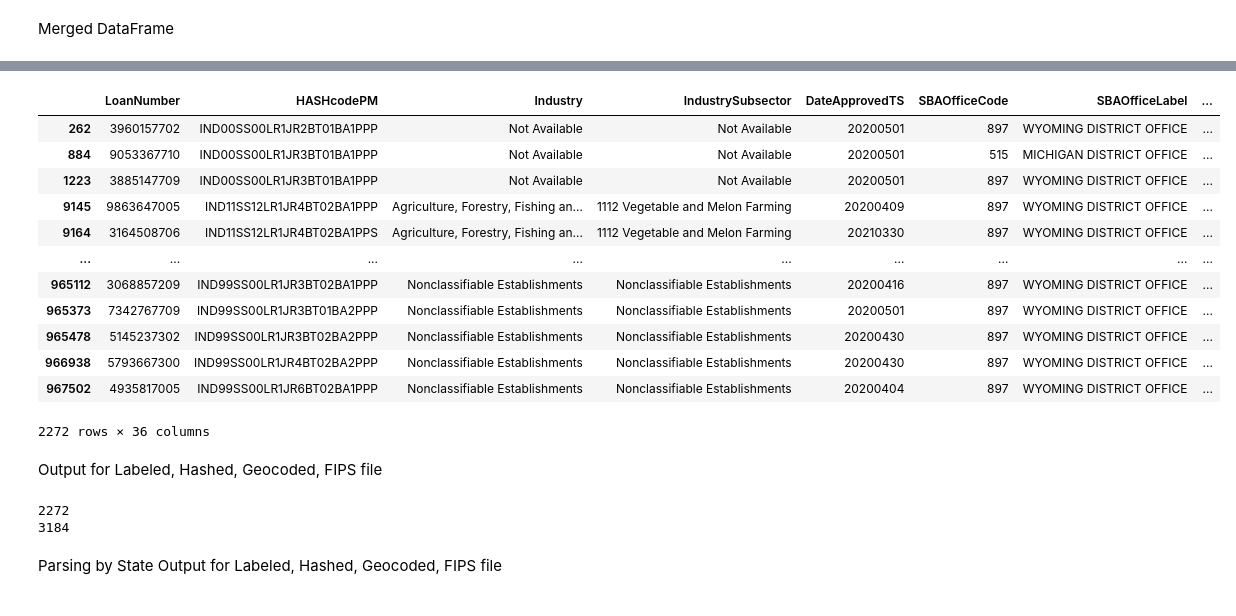
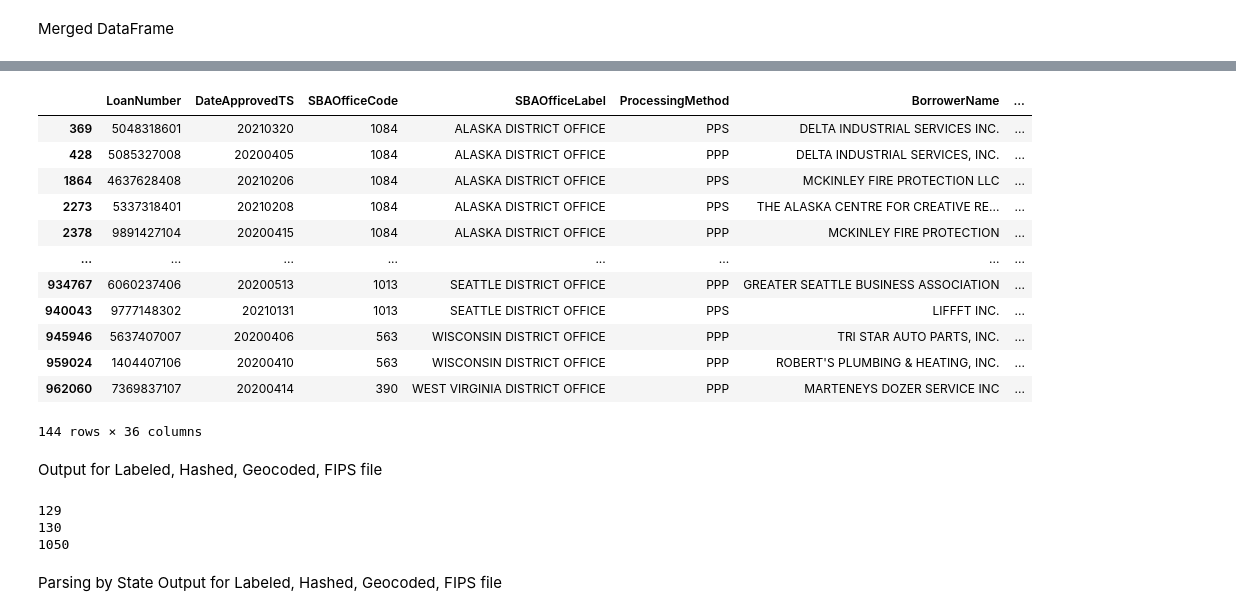
Before and after one commit to cspence001/mapdata_finalization_notebooks, a Jupyter notebook: main_concat23.ipynb, the cells around one changed output, grey strips where cells are left out. Drawn from its saved outputs; the diff is of its cells as text; code cells hidden in the pictures.

```diff
--- a/main_concat23.ipynb
+++ b/main_concat23.ipynb
@@ -150,6 +150,7 @@ ppp_fips_vt = pd.read_csv("../data/state_data/geo/geo_fips/VT_fips_scraped.csv")
 ppp_fips_wa = pd.read_csv("../data/state_data/geo/geo_fips/WA_fips_scraped.csv")
 ppp_fips_wi = pd.read_csv("../data/state_data/geo/geo_fips/WI_fips_scraped.csv")
 ppp_fips_wv = pd.read_csv("../data/state_data/geo/geo_fips/WV_fips_scraped.csv")
+ppp_fips_wy = pd.read_csv("../data/state_data/geo/geo_fips/WY_fips_scraped.csv")
 # %%
 ppp_fips_as.head()
 # %% [output]
@@ -256,7 +267,7 @@ result
 Merged DataFrame
 # %%
 #merge
-ppp_hash_pipe = ppp_hash.merge(ppp_pipe, on="LoanNumber", how="left")
+ppp_hash_pipe23 = ppp_pipe23.merge(ppp_hash, on="LoanNumber", how="left")
 #ppp_hash_pipe_geo = ppp_hash_pipe.merge(ppp_geo, on="LoanNumber", how="left")
-ppp_hash_pipe
+ppp_hash_pipe23
 # %% [output]
@@ -276,4 +287,4 @@ ppp_hash_pipe
 # %%
-ppp_hpgf = ppp_hash_pipe.merge(result, on="LoanNumber", how="left")
+ppp_hpgf = ppp_hash_pipe23.merge(result, on="LoanNumber", how="left")
 ppp_hpgf
 # %% [output]
@@ -292,0 +313,4 @@ ppp_hpgf
+# %%
+#Duplicated row does not have FIPS_z value
+ppp_hpgf = ppp_hpgf.drop(index=904806).reset_index(drop=True)
+ppp_hpgf
@@ -293,16 +340,19 @@ ppp_hpgf
 # %%
-ppp_hpgf.loc[ppp_hpgf["Lat"].isnull()] #479618 merge from fips / #479586 merge from geo
+#pd.set_option('display.max_rows', None)
+latlong_ch= ppp_hpgf.loc[ppp_hpgf["Long"].isnull()] #479618 merge from fips / #479586 merge from geo
+latlong_ch
+#144 compared to 130 in original21
 # %% [output]
-|  | LoanNumber | HASHcodePM | Industry | IndustrySubsector | DateApprovedTS | SBAOfficeCode | SBAOfficeLabel | ... |
-| 262 | 3960157702 | IND00SS00LR1JR2BT01BA1PPP | Not Available | Not Available | 20200501 | 897 | WYOMING DISTRICT OFFICE | ... |
-| 884 | 9053367710 | IND00SS00LR1JR3BT01BA1PPP | Not Available | Not Available | 20200501 | 515 | MICHIGAN DISTRICT OFFICE | ... |
-| 1223 | 3885147709 | IND00SS00LR1JR3BT01BA1PPP | Not Available | Not Available | 20200501 | 897 | WYOMING DISTRICT OFFICE | ... |
-| 9145 | 9863647005 | IND11SS12LR1JR4BT02BA1PPP | Agriculture, Forestry, Fishing an... | 1112 Vegetable and Melon Farming | 20200409 | 897 | WYOMING DISTRICT OFFICE | ... |
-| 9164 | 3164508706 | IND11SS12LR1JR4BT02BA1PPS | Agriculture, Forestry, Fishing an... | 1112 Vegetable and Melon Farming | 20210330 | 897 | WYOMING DISTRICT OFFICE | ... |
-| ... | ... | ... | ... | ... | ... | ... | ... | ... |
-| 965112 | 3068857209 | IND99SS00LR1JR3BT02BA1PPP | Nonclassifiable Establishments | Nonclassifiable Establishments | 20200416 | 897 | WYOMING DISTRICT OFFICE | ... |
-| 965373 | 7342767709 | IND99SS00LR1JR3BT01BA2PPP | Nonclassifiable Establishments | Nonclassifiable Establishments | 20200501 | 897 | WYOMING DISTRICT OFFICE | ... |
-| 965478 | 5145237302 | IND99SS00LR1JR3BT02BA2PPP | Nonclassifiable Establishments | Nonclassifiable Establishments | 20200430 | 897 | WYOMING DISTRICT OFFICE | ... |
-| 966938 | 5793667300 | IND99SS00LR1JR4BT02BA2PPP | Nonclassifiable Establishments | Nonclassifiable Establishments | 20200430 | 897 | WYOMING DISTRICT OFFICE | ... |
-| 967502 | 4935817005 | IND99SS00LR1JR6BT02BA1PPP | Nonclassifiable Establishments | Nonclassifiable Establishments | 20200404 | 897 | WYOMING DISTRICT OFFICE | ... |
+|  | LoanNumber | DateApprovedTS | SBAOfficeCode | SBAOfficeLabel | ProcessingMethod | BorrowerName | ... |
+| 369 | 5048318601 | 20210320 | 1084 | ALASKA DISTRICT OFFICE | PPS | DELTA INDUSTRIAL SERVICES INC. | ... |
+| 428 | 5085327008 | 20200405 | 1084 | ALASKA DISTRICT OFFICE | PPP | DELTA INDUSTRIAL SERVICES, INC. | ... |
+| 1864 | 4637628408 | 20210206 | 1084 | ALASKA DISTRICT OFFICE | PPS | MCKINLEY FIRE PROTECTION LLC | ... |
+| 2273 | 5337318401 | 20210208 | 1084 | ALASKA DISTRICT OFFICE | PPS | THE ALASKA CENTRE FOR CREATIVE RE... | ... |
+| 2378 | 9891427104 | 20200415 | 1084 | ALASKA DISTRICT OFFICE | PPP | MCKINLEY FIRE PROTECTION | ... |
+| ... | ... | ... | ... | ... | ... | ... | ... |
+| 934767 | 6060237406 | 20200513 | 1013 | SEATTLE DISTRICT OFFICE | PPP | GREATER SEATTLE BUSINESS ASSOCIATION | ... |
+| 940043 | 9777148302 | 20210131 | 1013 | SEATTLE DISTRICT OFFICE | PPS | LIFFFT INC. | ... |
+| 945946 | 5637407007 | 20200406 | 563 | WISCONSIN DISTRICT OFFICE | PPP | TRI STAR AUTO PARTS, INC. | ... |
+| 959024 | 1404407106 | 20200410 | 563 | WISCONSIN DISTRICT OFFICE | PPP | ROBERT'S PLUMBING & HEATING, INC. | ... |
+| 962060 | 7369837107 | 20200414 | 390 | WEST VIRGINIA DISTRICT OFFICE | PPP | MARTENEYS DOZER SERVICE INC | ... |
-2272 rows × 36 columns
+144 rows × 36 columns
@@ -313,11 +365,14 @@ ppp_hpgf.to_csv("../data/pipe_hpgf.csv")
 # %%
 lat_null = ppp_hpgf.loc[ppp_hpgf["Lat"].isnull()] #587569
+long_null = ppp_hpgf.loc[ppp_hpgf["Long"].isnull()] #587569
 print(lat_null.shape[0])
+print(long_null.shape[0])
 fips_null = ppp_hpgf.loc[ppp_hpgf["FIPS_z"].isnull()] #628616
 print(fips_null.shape[0])
 # %% [output]
-2272
-3184
+129
+130
+1050
 # %% [markdown]
 Parsing by State Output for Labeled, Hashed, Geocoded, FIPS file
 # %%
```
Also changed, not shown: parts of 14 cells of this notebook, 4 other files.
